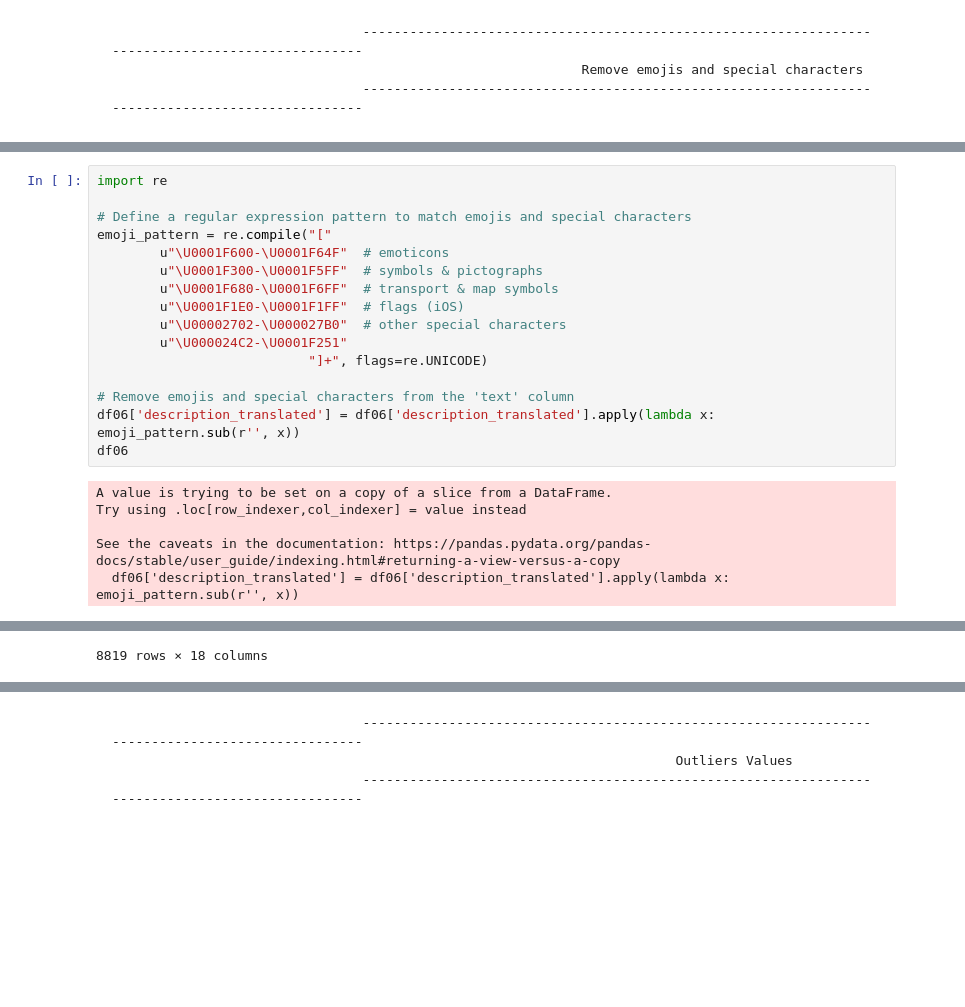
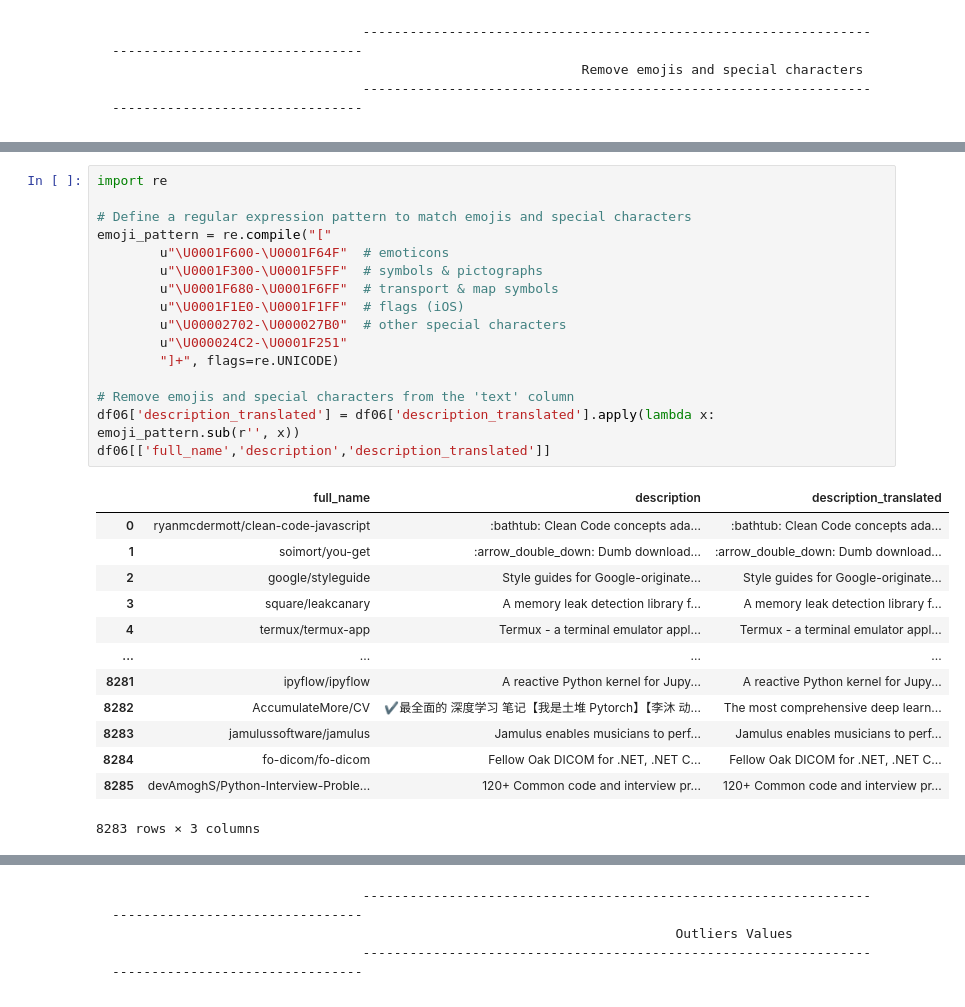
Before and after one commit to Tarifi-Hicham/github-scrap, a Jupyter notebook: get-repos-per-day/git-scrap-repos-day.ipynb, the cells around one changed output, grey strips where cells are left out. Saved outputs shown, nothing was run; the diff lists cells and outputs as text; blank space fills up the shorter version.

```diff
--- a/get-repos-per-day/git-scrap-repos-day.ipynb
+++ b/get-repos-per-day/git-scrap-repos-day.ipynb
@@ -330,22 +377,30 @@ df06[['full_name','description','description_translated']]
 # %%
 import re
 
 # Define a regular expression pattern to match emojis and special characters
 emoji_pattern = re.compile("["
         u"\U0001F600-\U0001F64F"  # emoticons
         u"\U0001F300-\U0001F5FF"  # symbols & pictographs
         u"\U0001F680-\U0001F6FF"  # transport & map symbols
         u"\U0001F1E0-\U0001F1FF"  # flags (iOS)
         u"\U00002702-\U000027B0"  # other special characters
         u"\U000024C2-\U0001F251"
-                           "]+", flags=re.UNICODE)
+        "]+", flags=re.UNICODE)
 
 # Remove emojis and special characters from the 'text' column
 df06['description_translated'] = df06['description_translated'].apply(lambda x: emoji_pattern.sub(r'', x))
-df06
+df06[['full_name','description','description_translated']]
 # %% [output]
+|  | full_name | description | description_translated |
+| 0 | ryanmcdermott/clean-code-javascript | :bathtub: Clean Code concepts ada... | :bathtub: Clean Code concepts ada... |
+| 1 | soimort/you-get | :arrow_double_down: Dumb download... | :arrow_double_down: Dumb download... |
+| 2 | google/styleguide | Style guides for Google-originate... | Style guides for Google-originate... |
+| 3 | square/leakcanary | A memory leak detection library f... | A memory leak detection library f... |
+| 4 | termux/termux-app | Termux - a terminal emulator appl... | Termux - a terminal emulator appl... |
+| ... | ... | ... | ... |
+| 8281 | ipyflow/ipyflow | A reactive Python kernel for Jupy... | A reactive Python kernel for Jupy... |
+| 8282 | AccumulateMore/CV | ✔️最全面的 深度学习 笔记【我是土堆 Pytorch】【李沐 动... | The most comprehensive deep learn... |
+| 8283 | jamulussoftware/jamulus | Jamulus enables musicians to perf... | Jamulus enables musicians to perf... |
+| 8284 | fo-dicom/fo-dicom | Fellow Oak DICOM for .NET, .NET C... | Fellow Oak DICOM for .NET, .NET C... |
+| 8285 | devAmoghS/Python-Interview-Proble... | 120+ Common code and interview pr... | 120+ Common code and interview pr... |
-A value is trying to be set on a copy of a slice from a DataFrame.
-Try using .loc[row_indexer,col_indexer] = value instead
-
-See the caveats in the documentation: https://pandas.pydata.org/pandas-docs/stable/user_guide/indexing.html#returning-a-view-versus-a-copy
-  df06['description_translated'] = df06['description_translated'].apply(lambda x: emoji_pattern.sub(r'', x))
+8283 rows × 3 columns
@@ -364,2 +407 @@ See the caveats in the documentation: https://pandas.pydata.org/pandas-docs/stab
-8819 rows × 18 columns
 # %%
```
Also changed, not shown: parts of 23 cells of this notebook.
